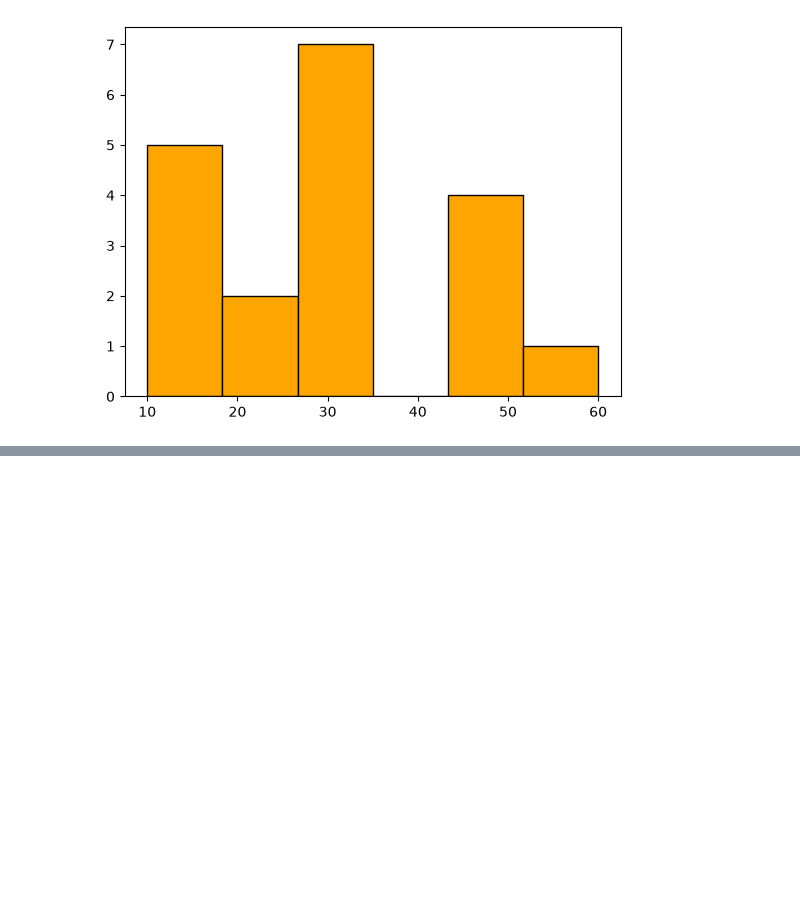
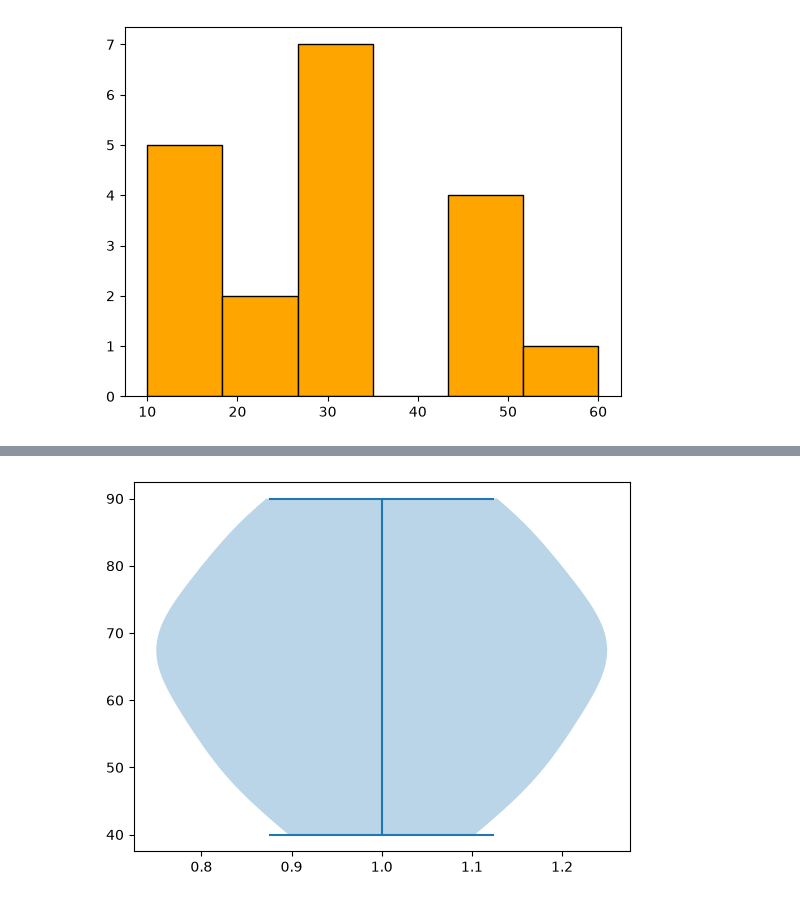
Before and after one commit to AmitKumarPrasad1846/Complete_AI_ML_challenge, a Jupyter notebook: 04_visualisation/visualisation_day_3.ipynb, the cells around one changed output, grey strips where cells are left out. Saved outputs shown, nothing was run; the diff lists cells and outputs as text; code cells hidden in the pictures; blank space fills up the shorter version.

Commit message:
update 1 on visualisation_day_3

```diff
--- a/04_visualisation/visualisation_day_3.ipynb
+++ b/04_visualisation/visualisation_day_3.ipynb
@@ -74,0 +94,6 @@ plt.show()
+# %%
+marks=[40,45,50,52,55,60,65,67,88,90,72,66,70,75,80,85]
+plt.violinplot(marks)
+plt.show()
+# %% [output]
+[figure, added]
```
Also changed, not shown: parts of 3 cells of this notebook.
